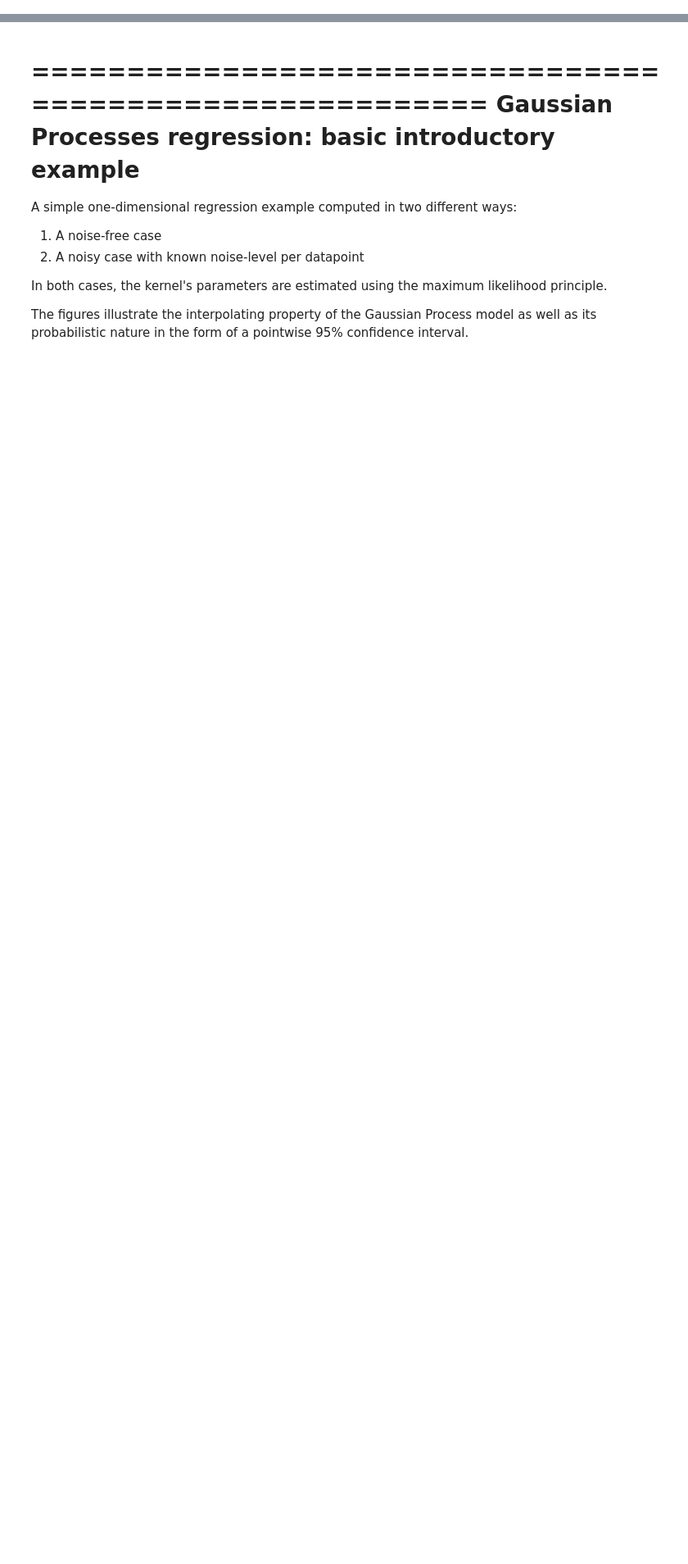
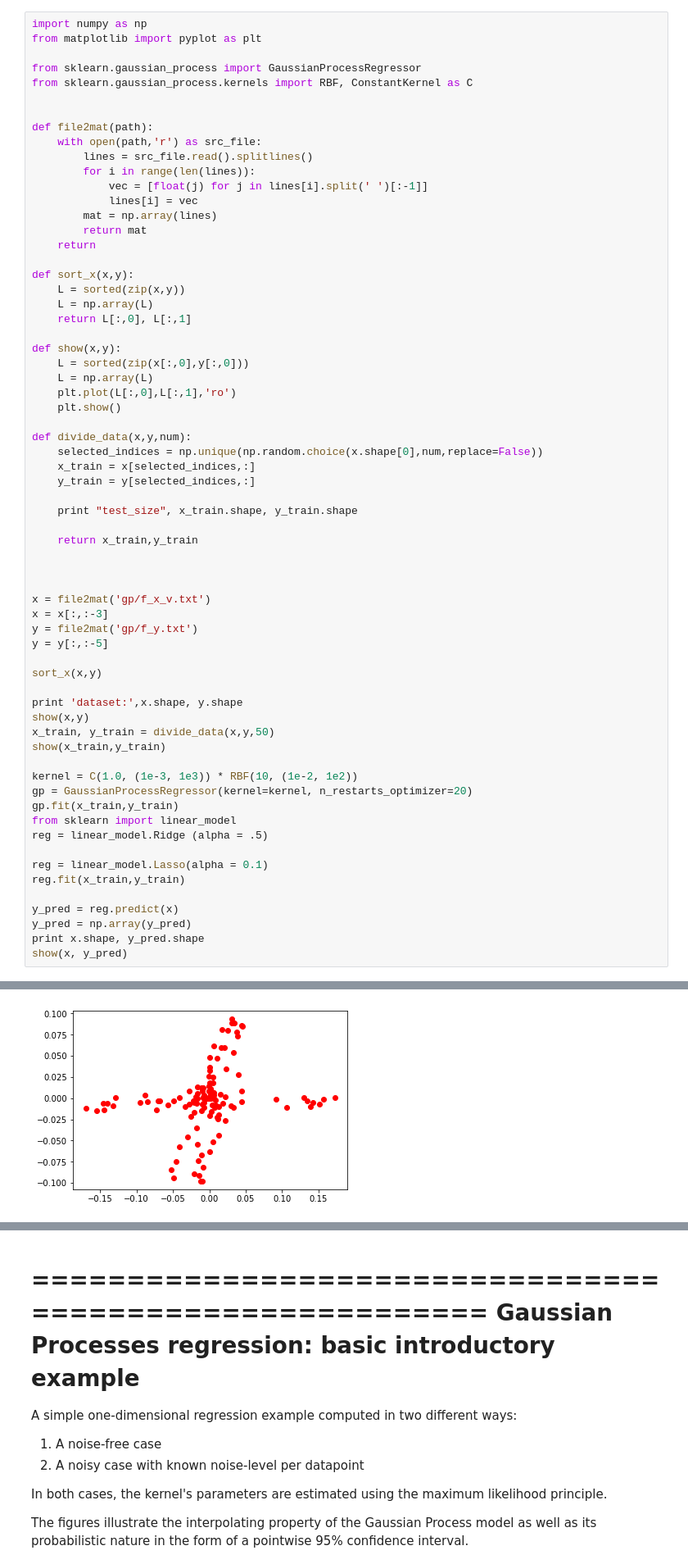
Before and after one commit to rmqlife/intention_extract, a Jupyter notebook: gp_test.ipynb, the cells around one changed output, grey strips where cells are left out. Shown at 82% size. Cells and saved outputs as stored; diff of their text form; blank space fills up the shorter version.

```diff
--- a/plot_gpr_noisy_targets.ipynb
+++ b/gp_test.ipynb
@@ -2,0 +1,66 @@
+# %%
+import numpy as np
+from matplotlib import pyplot as plt
+
+from sklearn.gaussian_process import GaussianProcessRegressor
+from sklearn.gaussian_process.kernels import RBF, ConstantKernel as C
+
+
+def file2mat(path):
+    with open(path,'r') as src_file:
+        lines = src_file.read().splitlines()
+        for i in range(len(lines)):
+            vec = [float(j) for j in lines[i].split(' ')[:-1]]
+            lines[i] = vec
+        mat = np.array(lines)
+        return mat
+    return
+
+def sort_x(x,y):
+    L = sorted(zip(x,y))
+    L = np.array(L)
+    return L[:,0], L[:,1]
+
+def show(x,y):
+    L = sorted(zip(x[:,0],y[:,0]))
+    L = np.array(L)
+    plt.plot(L[:,0],L[:,1],'ro')
+    plt.show()
+
+def divide_data(x,y,num):
+    selected_indices = np.unique(np.random.choice(x.shape[0],num,replace=False))
+    x_train = x[selected_indices,:]
+    y_train = y[selected_indices,:]
+
+    print "test_size", x_train.shape, y_train.shape
+
+    return x_train,y_train
+
+
+
+x = file2mat('gp/f_x_v.txt')
+x = x[:,:-3]
+y = file2mat('gp/f_y.txt')
+y = y[:,:-5]
+
+sort_x(x,y)
+
+print 'dataset:',x.shape, y.shape
+show(x,y)
+x_train, y_train = divide_data(x,y,50)
+show(x_train,y_train)
+
+kernel = C(1.0, (1e-3, 1e3)) * RBF(10, (1e-2, 1e2))
+gp = GaussianProcessRegressor(kernel=kernel, n_restarts_optimizer=20)
+gp.fit(x_train,y_train)
+from sklearn import linear_model
+reg = linear_model.Ridge (alpha = .5)
+
+reg = linear_model.Lasso(alpha = 0.1)
+reg.fit(x_train,y_train)
+
+y_pred = reg.predict(x)
+y_pred = np.array(y_pred)
+print x.shape, y_pred.shape
+show(x, y_pred)
+# %% [output]
@@ -2,0 +68 @@
+[figure, added]
```
Also changed, not shown: parts of 3 cells of this notebook, 5 other files.
